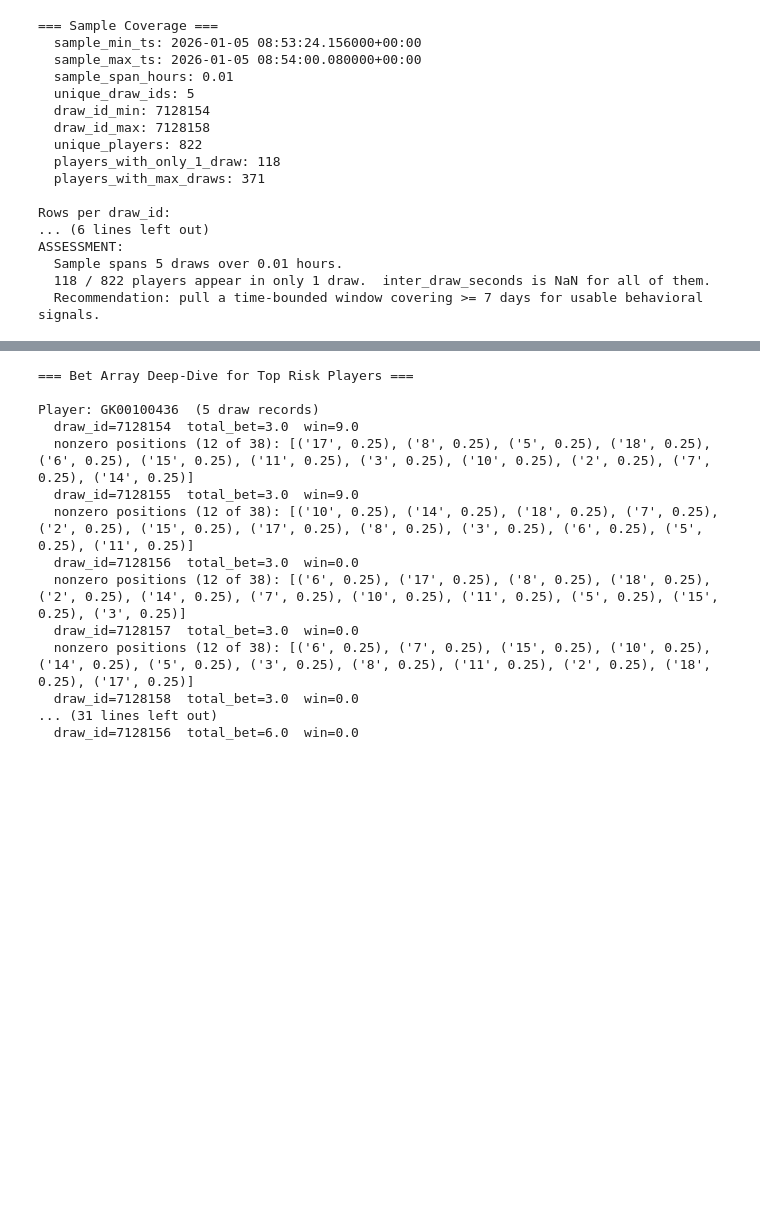
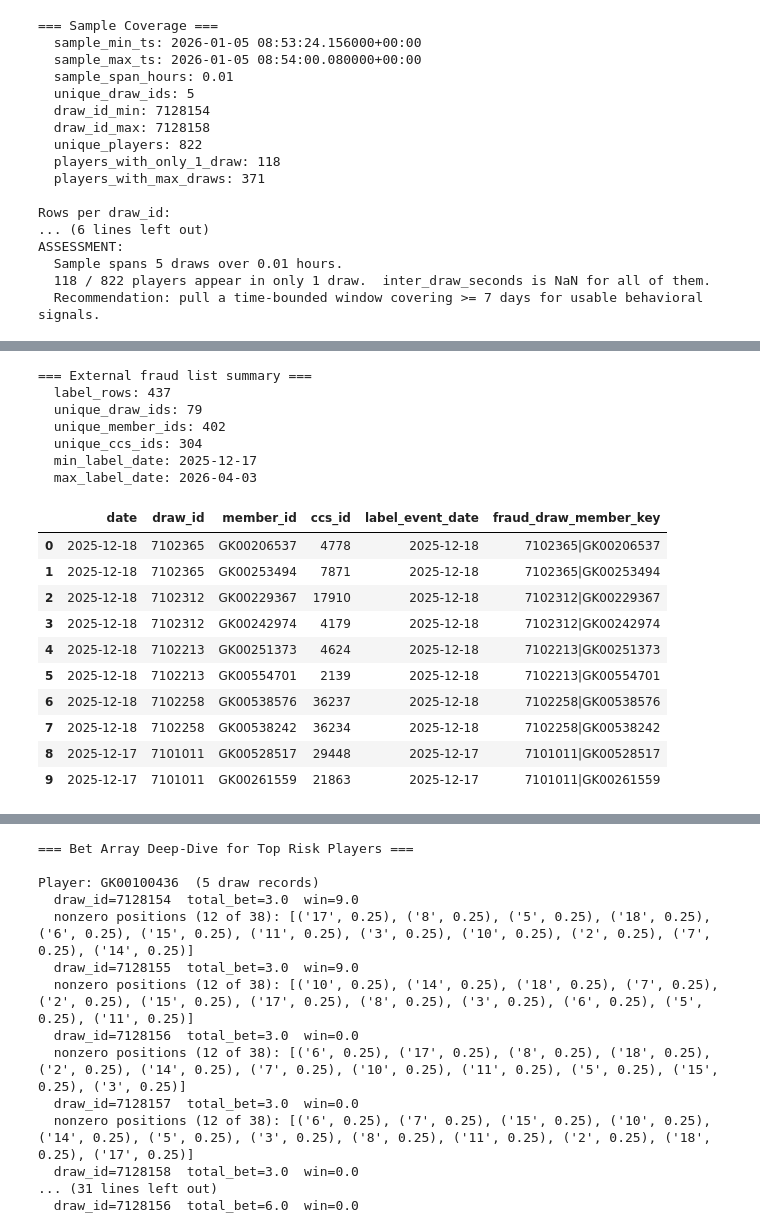
Before and after one commit to AyushDubeyaquagaming/Fraud-Detection, a Jupyter notebook: notebook/fraud_eda.ipynb, the cells around one changed output, grey strips where cells are left out. Saved outputs shown, nothing was run; the diff lists cells and outputs as text; code cells hidden in the pictures; blank space fills up the shorter version.

```diff
--- a/notebook/fraud_eda.ipynb
+++ b/notebook/fraud_eda.ipynb
@@ -1256,3 +1252,55 @@ Sample member_ids: ['GK00532849', 'GK00208484', 'GK00283011', 'GK00233021', 'GK0
   'GK00532849': FOUND
   'GK00208484': FOUND
   'GK00283011': FOUND
+# %%
+# ── External Fraud List Load And Normalize ───────────────────────────────────
+# Use the supplied CSV as a supervised reference list of known fraud player-draw rows.
+
+fraud_seed_path = PROJECT_ROOT / "ROULET CHEATING DATA.csv"
+fraud_seed_df = pd.read_csv(fraud_seed_path)
+fraud_seed_df.columns = [column.strip().lower() for column in fraud_seed_df.columns]
+
+fraud_seed_df["date"] = pd.to_datetime(fraud_seed_df["date"], format="%m/%d/%Y", errors="coerce")
+fraud_seed_df["draw_id"] = pd.to_numeric(fraud_seed_df["draw_id"], errors="coerce").astype("Int64")
+fraud_seed_df["member_id"] = fraud_seed_df["member_id"].astype(str).str.strip().str.upper()
+fraud_seed_df["ccs_id"] = fraud_seed_df["ccs_id"].astype(str).str.strip()
+fraud_seed_df["label_event_date"] = fraud_seed_df["date"].dt.date
+fraud_seed_df["fraud_draw_member_key"] = (
+    fraud_seed_df["draw_id"].astype(str) + "|" + fraud_seed_df["member_id"]
+)
+
+fraud_seed_df = fraud_seed_df.drop_duplicates(subset=["fraud_draw_member_key", "ccs_id"])
+
+fraud_seed_summary = {
+    "label_rows": int(len(fraud_seed_df)),
+    "unique_draw_ids": int(fraud_seed_df["draw_id"].nunique()),
+    "unique_member_ids": int(fraud_seed_df["member_id"].nunique()),
+    "unique_ccs_ids": int(fraud_seed_df["ccs_id"].nunique()),
+    "min_label_date": str(fraud_seed_df["date"].min().date()) if fraud_seed_df["date"].notna().any() else None,
+    "max_label_date": str(fraud_seed_df["date"].max().date()) if fraud_seed_df["date"].notna().any() else None,
+}
+
+print("=== External fraud list summary ===")
+for key, value in fraud_seed_summary.items():
+    print(f"  {key}: {value}")
+
+fraud_seed_df.head(10)
+# %% [output]
+=== External fraud list summary ===
+  label_rows: 437
+  unique_draw_ids: 79
+  unique_member_ids: 402
+  unique_ccs_ids: 304
+  min_label_date: 2025-12-17
+  max_label_date: 2026-04-03
+|  | date | draw_id | member_id | ccs_id | label_event_date | fraud_draw_member_key |
+| 0 | 2025-12-18 | 7102365 | GK00206537 | 4778 | 2025-12-18 | 7102365|GK00206537 |
+| 1 | 2025-12-18 | 7102365 | GK00253494 | 7871 | 2025-12-18 | 7102365|GK00253494 |
+| 2 | 2025-12-18 | 7102312 | GK00229367 | 17910 | 2025-12-18 | 7102312|GK00229367 |
+| 3 | 2025-12-18 | 7102312 | GK00242974 | 4179 | 2025-12-18 | 7102312|GK00242974 |
+| 4 | 2025-12-18 | 7102213 | GK00251373 | 4624 | 2025-12-18 | 7102213|GK00251373 |
+| 5 | 2025-12-18 | 7102213 | GK00554701 | 2139 | 2025-12-18 | 7102213|GK00554701 |
+| 6 | 2025-12-18 | 7102258 | GK00538576 | 36237 | 2025-12-18 | 7102258|GK00538576 |
+| 7 | 2025-12-18 | 7102258 | GK00538242 | 36234 | 2025-12-18 | 7102258|GK00538242 |
+| 8 | 2025-12-17 | 7101011 | GK00528517 | 29448 | 2025-12-17 | 7101011|GK00528517 |
+| 9 | 2025-12-17 | 7101011 | GK00261559 | 21863 | 2025-12-17 | 7101011|GK00261559 |
```
Also changed, not shown: parts of 13 cells of this notebook, 1 other file.
